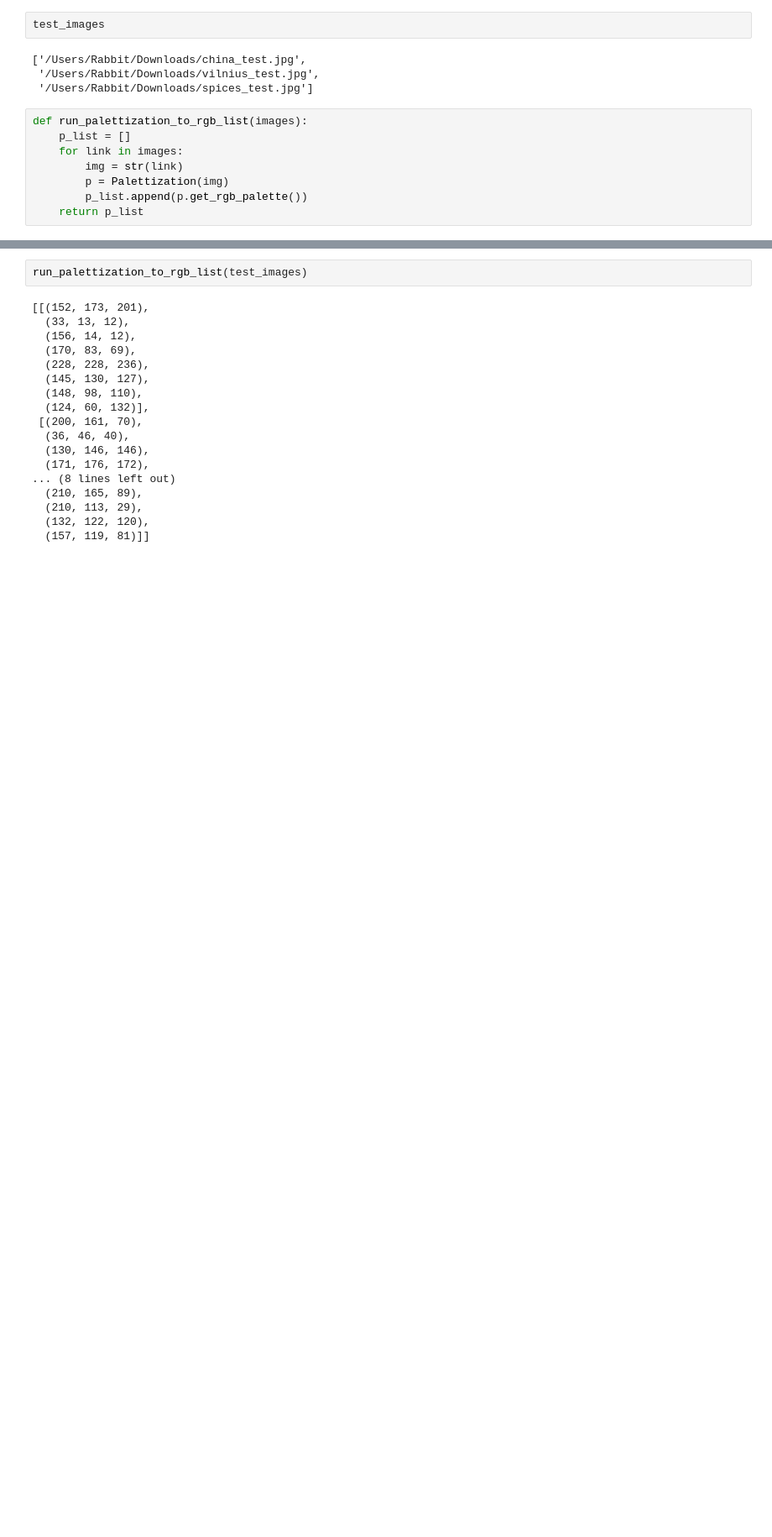
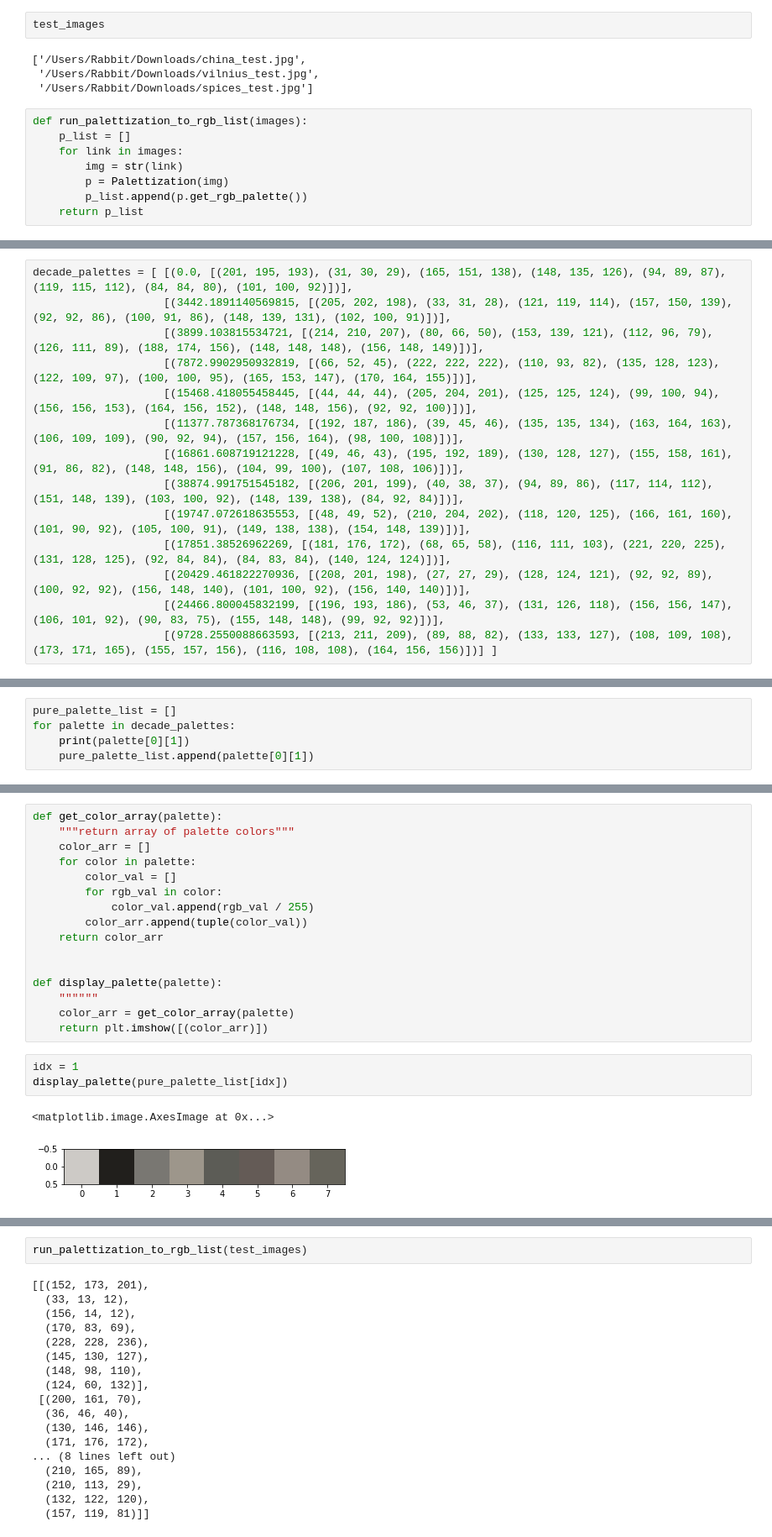
Before and after one commit to TaylorDiego/color_trend_analysis, a Jupyter notebook: notebook/color_quantization.ipynb, the cells around one changed output, grey strips where cells are left out. Shown at 84% size. Saved outputs shown, nothing was run; the diff lists cells and outputs as text; blank space fills up the shorter version.

Commit message:
with some palette testing

```diff
--- a/notebook/color_quantization.ipynb
+++ b/notebook/color_quantization.ipynb
@@ -127,0 +126,14 @@ def run_palettization_to_rgb_list(images):
+# %%
+decade_palettes = [ [(0.0, [(201, 195, 193), (31, 30, 29), (165, 151, 138), (148, 135, 126), (94, 89, 87), (119, 115, 112), (84, 84, 80), (101, 100, 92)])],
+                    [(3442.1891140569815, [(205, 202, 198), (33, 31, 28), (121, 119, 114), (157, 150, 139), (92, 92, 86), (100, 91, 86), (148, 139, 131), (102, 100, 91)])],
+                    [(3899.103815534721, [(214, 210, 207), (80, 66, 50), (153, 139, 121), (112, 96, 79), (126, 111, 89), (188, 174, 156), (148, 148, 148), (156, 148, 149)])],
+                    [(7872.9902950932819, [(66, 52, 45), (222, 222, 222), (110, 93, 82), (135, 128, 123), (122, 109, 97), (100, 100, 95), (165, 153, 147), (170, 164, 155)])],
+                    [(15468.418055458445, [(44, 44, 44), (205, 204, 201), (125, 125, 124), (99, 100, 94), (156, 156, 153), (164, 156, 152), (148, 148, 156), (92, 92, 100)])],
+                    [(11377.787368176734, [(192, 187, 186), (39, 45, 46), (135, 135, 134), (163, 164, 163), (106, 109, 109), (90, 92, 94), (157, 156, 164), (98, 100, 108)])],
+                    [(16861.608719121228, [(49, 46, 43), (195, 192, 189), (130, 128, 127), (155, 158, 161), (91, 86, 82), (148, 148, 156), (104, 99, 100), (107, 108, 106)])],
+                    [(38874.991751545182, [(206, 201, 199), (40, 38, 37), (94, 89, 86), (117, 114, 112), (151, 148, 139), (103, 100, 92), (148, 139, 138), (84, 92, 84)])],
+                    [(19747.072618635553, [(48, 49, 52), (210, 204, 202), (118, 120, 125), (166, 161, 160), (101, 90, 92), (105, 100, 91), (149, 138, 138), (154, 148, 139)])],
+                    [(17851.38526962269, [(181, 176, 172), (68, 65, 58), (116, 111, 103), (221, 220, 225), (131, 128, 125), (92, 84, 84), (84, 83, 84), (140, 124, 124)])],
+                    [(20429.461822270936, [(208, 201, 198), (27, 27, 29), (128, 124, 121), (92, 92, 89), (100, 92, 92), (156, 148, 140), (101, 100, 92), (156, 140, 140)])],
+                    [(24466.800045832199, [(196, 193, 186), (53, 46, 37), (131, 126, 118), (156, 156, 147), (106, 101, 92), (90, 83, 75), (155, 148, 148), (99, 92, 92)])],
+                    [(9728.2550088663593, [(213, 211, 209), (89, 88, 82), (133, 133, 127), (108, 109, 108), (173, 171, 165), (155, 157, 156), (116, 108, 108), (164, 156, 156)])] ]
@@ -127,0 +148,5 @@ def run_palettization_to_rgb_list(images):
+# %%
+pure_palette_list = []
+for palette in decade_palettes:
+    print(palette[0][1])
+    pure_palette_list.append(palette[0][1])
@@ -127,0 +167,22 @@ def run_palettization_to_rgb_list(images):
+# %%
+def get_color_array(palette):
+    """return array of palette colors"""
+    color_arr = []
+    for color in palette:
+        color_val = []
+        for rgb_val in color:
+            color_val.append(rgb_val / 255)
+        color_arr.append(tuple(color_val))
+    return color_arr
+
+
+def display_palette(palette):
+    """"""
+    color_arr = get_color_array(palette)
+    return plt.imshow([(color_arr)])
+# %%
+idx = 1
+display_palette(pure_palette_list[idx])
+# %% [output]
+<matplotlib.image.AxesImage at 0x...>
+[figure, added]
```
Also changed, not shown: parts of 14 cells of this notebook, 1 other file.
